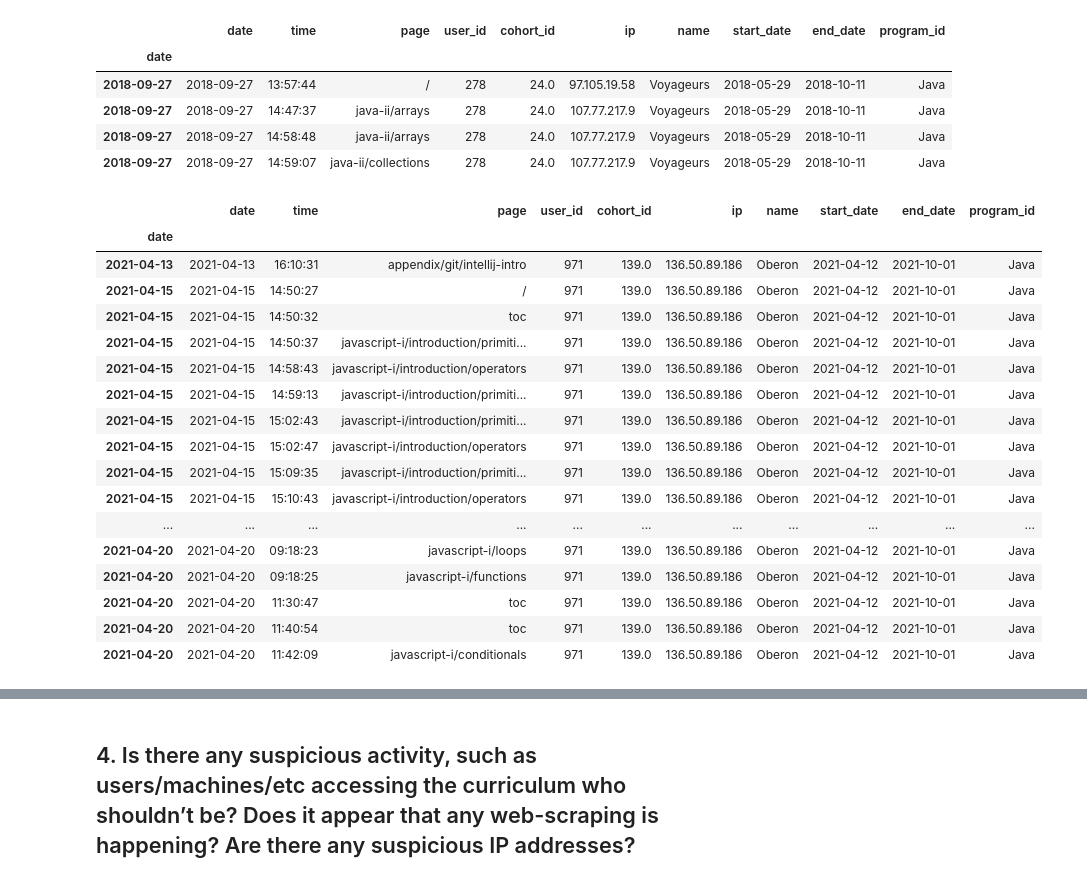
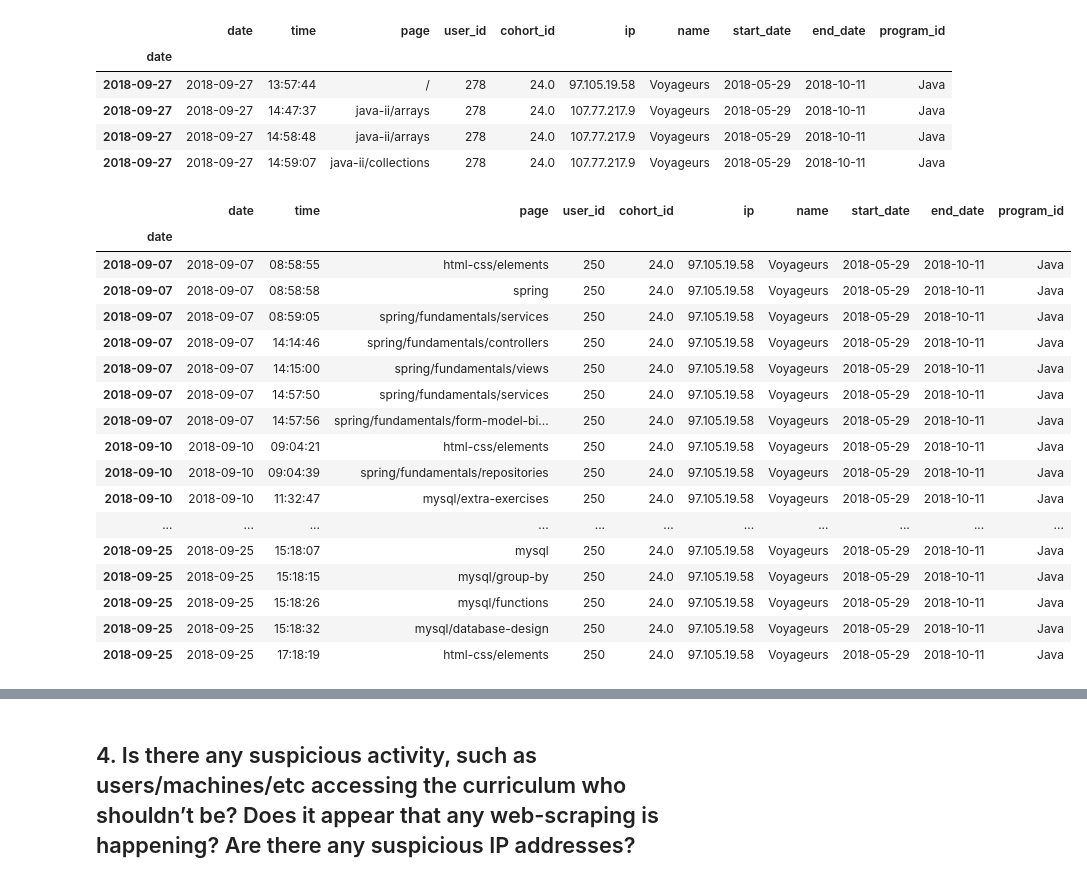
Before and after one commit to Codeup-Mirzakhani-Group1-Project/project-5_anomaly_detection, a Jupyter notebook: mark_project_work.ipynb, the cells around one changed output, grey strips where cells are left out. Drawn from its saved outputs; the diff is of its cells as text; code cells hidden in the pictures.

```diff
--- a/mark_project_work.ipynb
+++ b/mark_project_work.ipynb
@@ -70,4 +72,4 @@ dtypes: datetime64[ns](3), float64(1), int64(1), object(5)
 memory usage: 75.5+ MB
 # %%
 #change df name!
-active_class_access = df.query('start_date < date < end_date')
+active_student_access = df.query('start_date < date < end_date')
@@ -85,24 +125,24 @@ active_class_access[active_class_access.user_id == 278]
 | 2018-09-27 | 2018-09-27 | 14:58:48 | java-ii/arrays | 278 | 24.0 | 107.77.217.9 | Voyageurs | 2018-05-29 | 2018-10-11 | Java |
 | 2018-09-27 | 2018-09-27 | 14:59:07 | java-ii/collections | 278 | 24.0 | 107.77.217.9 | Voyageurs | 2018-05-29 | 2018-10-11 | Java |
 # %%
-active_class_access[active_class_access.user_id == 971]
+active_student_access[active_student_access.user_id == 250]
 # %% [output]
 |  | date | time | page | user_id | cohort_id | ip | name | start_date | end_date | program_id |
 | date |  |  |  |  |  |  |  |  |  |  |
-| 2021-04-13 | 2021-04-13 | 16:10:31 | appendix/git/intellij-intro | 971 | 139.0 | 136.50.89.186 | Oberon | 2021-04-12 | 2021-10-01 | Java |
-| 2021-04-15 | 2021-04-15 | 14:50:27 | / | 971 | 139.0 | 136.50.89.186 | Oberon | 2021-04-12 | 2021-10-01 | Java |
-| 2021-04-15 | 2021-04-15 | 14:50:32 | toc | 971 | 139.0 | 136.50.89.186 | Oberon | 2021-04-12 | 2021-10-01 | Java |
-| 2021-04-15 | 2021-04-15 | 14:50:37 | javascript-i/introduction/primiti... | 971 | 139.0 | 136.50.89.186 | Oberon | 2021-04-12 | 2021-10-01 | Java |
-| 2021-04-15 | 2021-04-15 | 14:58:43 | javascript-i/introduction/operators | 971 | 139.0 | 136.50.89.186 | Oberon | 2021-04-12 | 2021-10-01 | Java |
-| 2021-04-15 | 2021-04-15 | 14:59:13 | javascript-i/introduction/primiti... | 971 | 139.0 | 136.50.89.186 | Oberon | 2021-04-12 | 2021-10-01 | Java |
-| 2021-04-15 | 2021-04-15 | 15:02:43 | javascript-i/introduction/primiti... | 971 | 139.0 | 136.50.89.186 | Oberon | 2021-04-12 | 2021-10-01 | Java |
-| 2021-04-15 | 2021-04-15 | 15:02:47 | javascript-i/introduction/operators | 971 | 139.0 | 136.50.89.186 | Oberon | 2021-04-12 | 2021-10-01 | Java |
-| 2021-04-15 | 2021-04-15 | 15:09:35 | javascript-i/introduction/primiti... | 971 | 139.0 | 136.50.89.186 | Oberon | 2021-04-12 | 2021-10-01 | Java |
-| 2021-04-15 | 2021-04-15 | 15:10:43 | javascript-i/introduction/operators | 971 | 139.0 | 136.50.89.186 | Oberon | 2021-04-12 | 2021-10-01 | Java |
+| 2018-09-07 | 2018-09-07 | 08:58:55 | html-css/elements | 250 | 24.0 | 97.105.19.58 | Voyageurs | 2018-05-29 | 2018-10-11 | Java |
+| 2018-09-07 | 2018-09-07 | 08:58:58 | spring | 250 | 24.0 | 97.105.19.58 | Voyageurs | 2018-05-29 | 2018-10-11 | Java |
+| 2018-09-07 | 2018-09-07 | 08:59:05 | spring/fundamentals/services | 250 | 24.0 | 97.105.19.58 | Voyageurs | 2018-05-29 | 2018-10-11 | Java |
+| 2018-09-07 | 2018-09-07 | 14:14:46 | spring/fundamentals/controllers | 250 | 24.0 | 97.105.19.58 | Voyageurs | 2018-05-29 | 2018-10-11 | Java |
+| 2018-09-07 | 2018-09-07 | 14:15:00 | spring/fundamentals/views | 250 | 24.0 | 97.105.19.58 | Voyageurs | 2018-05-29 | 2018-10-11 | Java |
+| 2018-09-07 | 2018-09-07 | 14:57:50 | spring/fundamentals/services | 250 | 24.0 | 97.105.19.58 | Voyageurs | 2018-05-29 | 2018-10-11 | Java |
+| 2018-09-07 | 2018-09-07 | 14:57:56 | spring/fundamentals/form-model-bi... | 250 | 24.0 | 97.105.19.58 | Voyageurs | 2018-05-29 | 2018-10-11 | Java |
+| 2018-09-10 | 2018-09-10 | 09:04:21 | html-css/elements | 250 | 24.0 | 97.105.19.58 | Voyageurs | 2018-05-29 | 2018-10-11 | Java |
+| 2018-09-10 | 2018-09-10 | 09:04:39 | spring/fundamentals/repositories | 250 | 24.0 | 97.105.19.58 | Voyageurs | 2018-05-29 | 2018-10-11 | Java |
+| 2018-09-10 | 2018-09-10 | 11:32:47 | mysql/extra-exercises | 250 | 24.0 | 97.105.19.58 | Voyageurs | 2018-05-29 | 2018-10-11 | Java |
 | ... | ... | ... | ... | ... | ... | ... | ... | ... | ... | ... |
-| 2021-04-20 | 2021-04-20 | 09:18:23 | javascript-i/loops | 971 | 139.0 | 136.50.89.186 | Oberon | 2021-04-12 | 2021-10-01 | Java |
-| 2021-04-20 | 2021-04-20 | 09:18:25 | javascript-i/functions | 971 | 139.0 | 136.50.89.186 | Oberon | 2021-04-12 | 2021-10-01 | Java |
-| 2021-04-20 | 2021-04-20 | 11:30:47 | toc | 971 | 139.0 | 136.50.89.186 | Oberon | 2021-04-12 | 2021-10-01 | Java |
-| 2021-04-20 | 2021-04-20 | 11:40:54 | toc | 971 | 139.0 | 136.50.89.186 | Oberon | 2021-04-12 | 2021-10-01 | Java |
-| 2021-04-20 | 2021-04-20 | 11:42:09 | javascript-i/conditionals | 971 | 139.0 | 136.50.89.186 | Oberon | 2021-04-12 | 2021-10-01 | Java |
+| 2018-09-25 | 2018-09-25 | 15:18:07 | mysql | 250 | 24.0 | 97.105.19.58 | Voyageurs | 2018-05-29 | 2018-10-11 | Java |
+| 2018-09-25 | 2018-09-25 | 15:18:15 | mysql/group-by | 250 | 24.0 | 97.105.19.58 | Voyageurs | 2018-05-29 | 2018-10-11 | Java |
+| 2018-09-25 | 2018-09-25 | 15:18:26 | mysql/functions | 250 | 24.0 | 97.105.19.58 | Voyageurs | 2018-05-29 | 2018-10-11 | Java |
+| 2018-09-25 | 2018-09-25 | 15:18:32 | mysql/database-design | 250 | 24.0 | 97.105.19.58 | Voyageurs | 2018-05-29 | 2018-10-11 | Java |
+| 2018-09-25 | 2018-09-25 | 17:18:19 | html-css/elements | 250 | 24.0 | 97.105.19.58 | Voyageurs | 2018-05-29 | 2018-10-11 | Java |
 # %%
```
Also changed, not shown: parts of 13 cells of this notebook.
